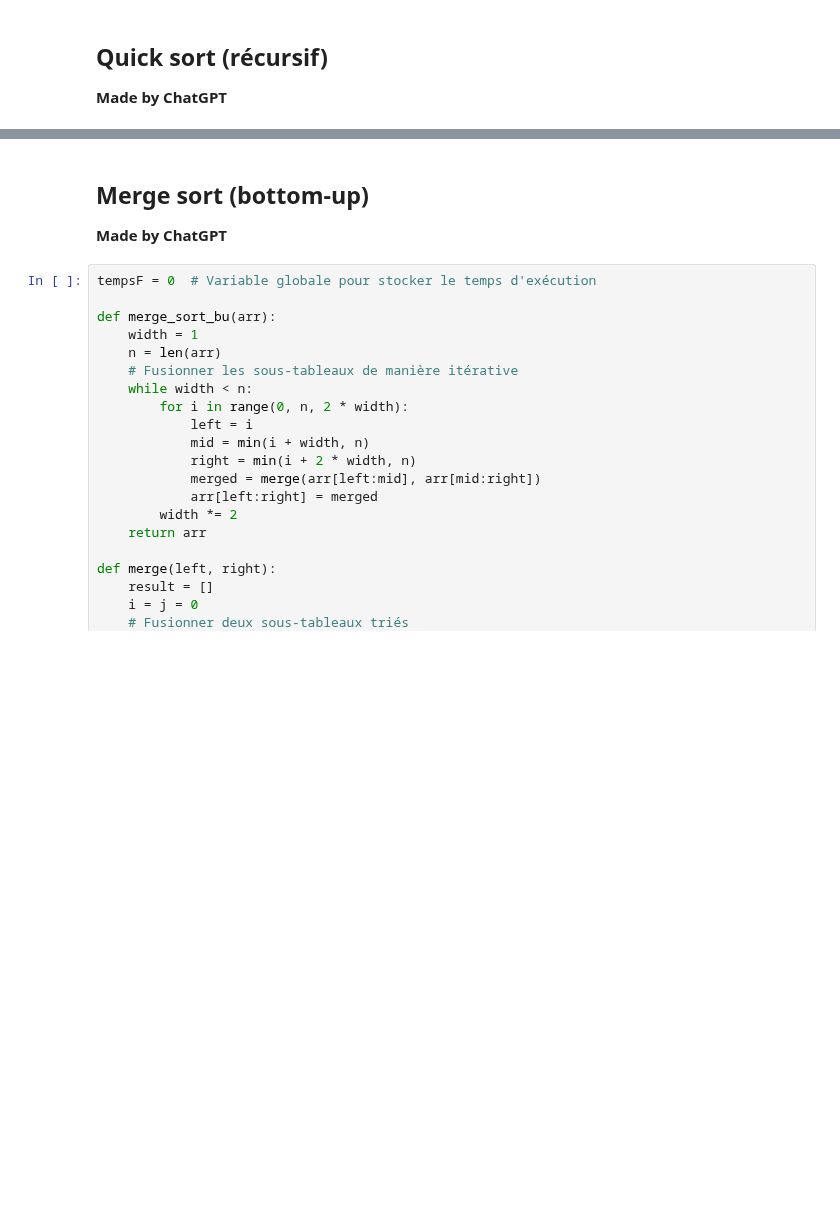
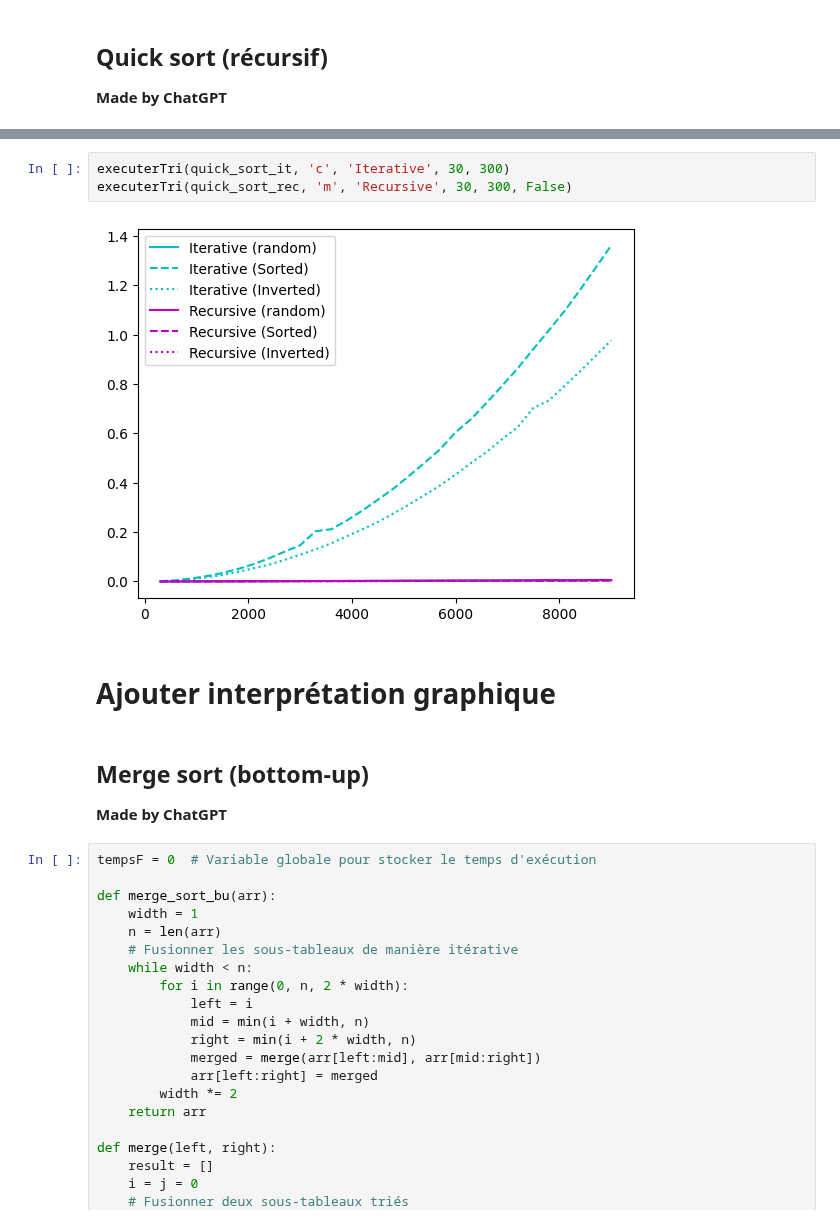
Before and after one commit to zshelali/projet-it4-complexity, a Jupyter notebook: TP - 2023 - Time Complexity sorting algorithms.ipynb, the cells around one changed output, grey strips where cells are left out. Drawn from its saved outputs; the diff is of its cells as text; blank space fills up the shorter version.

```diff
--- a/TP - 2023 - Time Complexity sorting algorithms.ipynb
+++ b/TP - 2023 - Time Complexity sorting algorithms.ipynb
@@ -682,3 +722,10 @@ Sorted 3 : [1, 2, 3, 4, 7, 10, 27, 30, 49]
+# %%
+executerTri(quick_sort_it, 'c', 'Iterative', 30, 300)
+executerTri(quick_sort_rec, 'm', 'Recursive', 30, 300, False)
+# %% [output]
+[figure, added]
+# %% [markdown]
+# Ajouter interprétation graphique
 # %% [markdown]
 ## Merge sort (bottom-up)
 **Made by ChatGPT**
```
Also changed, not shown: parts of 28 cells of this notebook.
